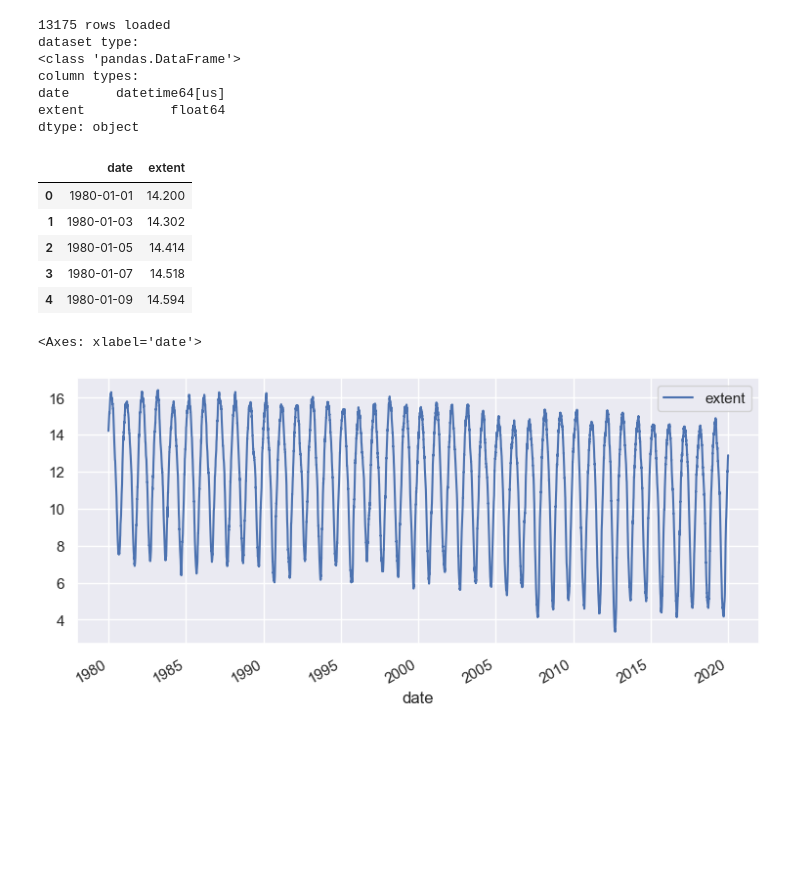
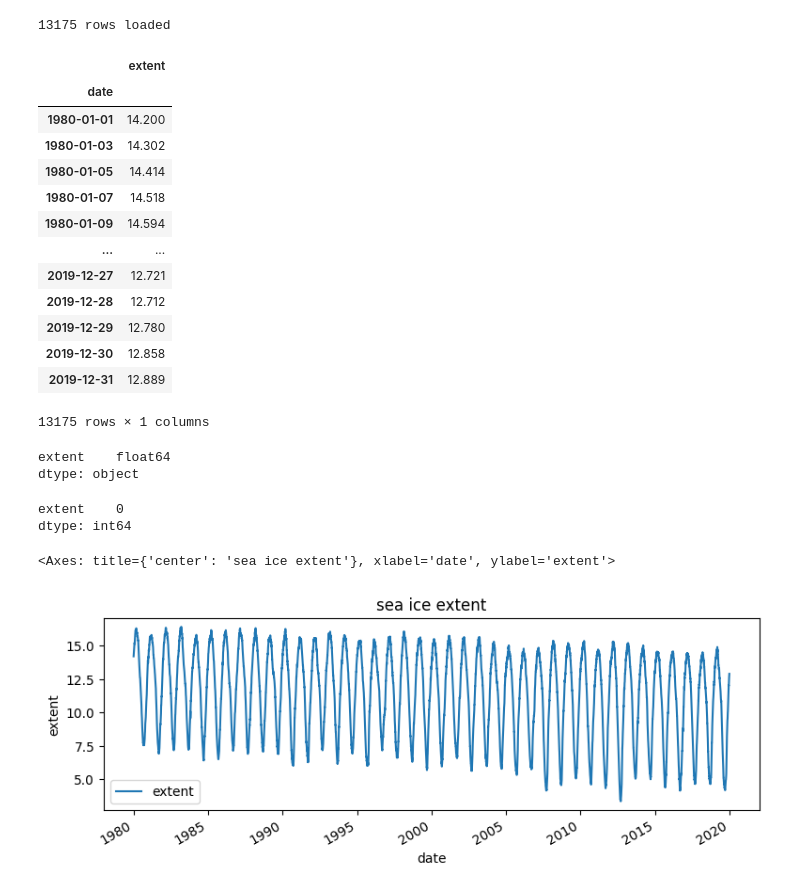
Before and after one commit to samkennerly/chengdu, a Jupyter notebook: science/projects/seaice.ipynb, the cells around one changed output. Drawn from its saved outputs; the diff is of its cells as text; code cells hidden in the pictures; blank space fills up the shorter version.

Commit message:
update projects/seaice

```diff
--- a/science/projects/seaice.ipynb
+++ b/science/projects/seaice.ipynb
@@ -7,37 +20,53 @@ import seaborn as sns
-# %%
-# Fix plot styles that VSCode broke
-sns.set_theme(rc={'figure.figsize':(9, 4)})
 # %%
+# Seaborn comes with some example datasets.
+# They are already pandas.DataFrame objects.
+# We don't need to load any files.
 seaice = sns.load_dataset('seaice')
 print(f"{len(seaice)} rows loaded")
 
-# Force column names to lowercase
-seaice.columns = [x.lower() for x in seaice.columns]
+# Normalize column names.
+seaice.columns = [x.lower().strip() for x in seaice.columns]
 
-# Show types
-print("dataset type:")
-print(type(seaice))
-print("column types:")
-print(seaice.dtypes, sep="\n")
+# Use date as the index column.
+seaice = seaice.set_index('date')
 
-# Show a few values
-seaice.head()
+seaice
 # %% [output]
 13175 rows loaded
-dataset type:
-<class 'pandas.DataFrame'>
-column types:
-date      datetime64[us]
-extent           float64
-dtype: object
-|  | date | extent |
-| 0 | 1980-01-01 | 14.200 |
-| 1 | 1980-01-03 | 14.302 |
-| 2 | 1980-01-05 | 14.414 |
-| 3 | 1980-01-07 | 14.518 |
-| 4 | 1980-01-09 | 14.594 |
+|  | extent |
+| date |  |
+| 1980-01-01 | 14.200 |
+| 1980-01-03 | 14.302 |
+| 1980-01-05 | 14.414 |
+| 1980-01-07 | 14.518 |
+| 1980-01-09 | 14.594 |
+| ... | ... |
+| 2019-12-27 | 12.721 |
+| 2019-12-28 | 12.712 |
+| 2019-12-29 | 12.780 |
+| 2019-12-30 | 12.858 |
+| 2019-12-31 | 12.889 |
+13175 rows × 1 columns
+# %%
+# Check data types
+seaice.dtypes
+# %% [output]
+extent    float64
+dtype: object
+# %%
+# Count null markers
+seaice.isnull().sum()
+# %% [output]
+extent    0
+dtype: int64
 # %%
-seaice.plot.line(x='date', y='extent')
+# Plot sea ice extent over time.
+plotkw = {
+    "title": "sea ice extent",
+    "ylabel": "extent",
+    "figsize": (9,3),
+}
+seaice.plot.line(**plotkw)
 # %% [output]
-<Axes: xlabel='date'>
+<Axes: title={'center': 'sea ice extent'}, xlabel='date', ylabel='extent'>
-[figure, old version]
+[figure, new version]
```
Also changed, not shown: parts of 6 cells of this notebook.
